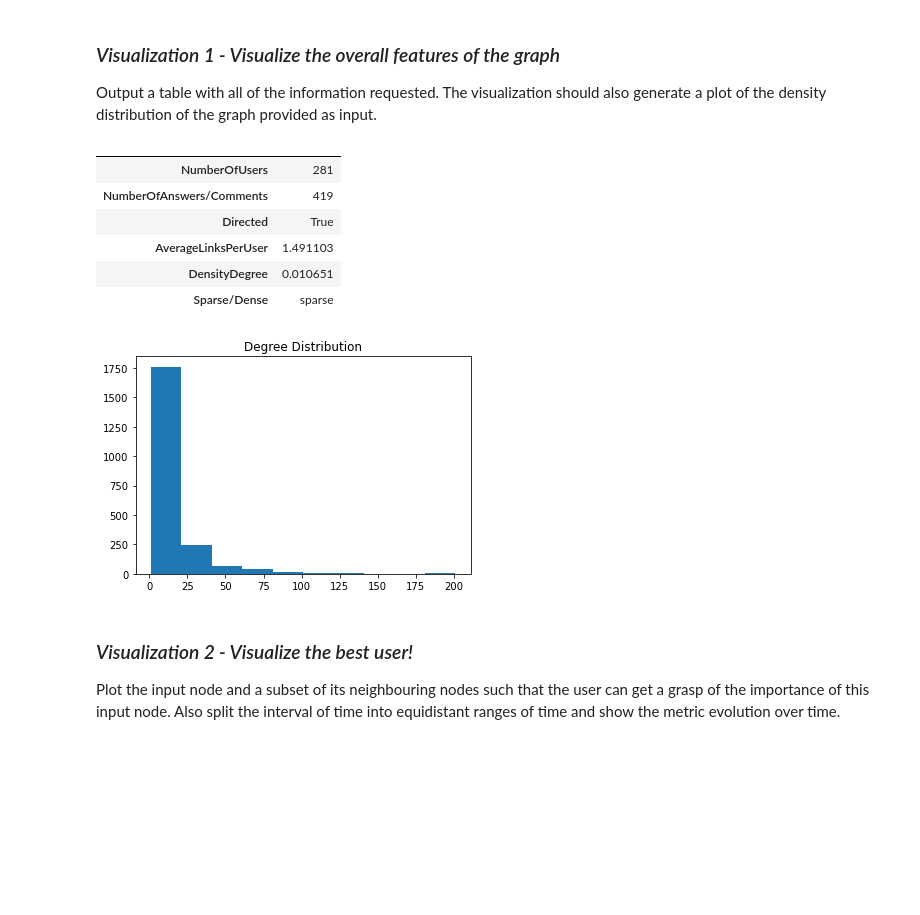
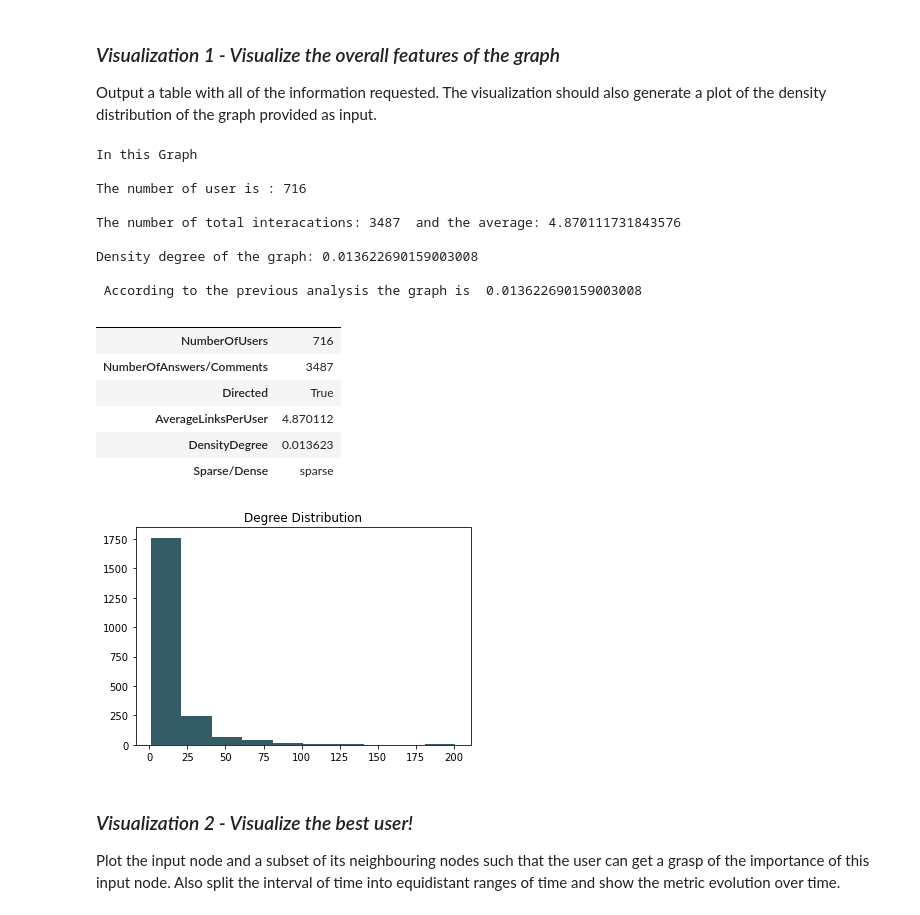
Before and after one commit to cosmin-z/ADM-HW5, a Jupyter notebook: main.ipynb, the cells around one changed output. Cells and saved outputs as stored; diff of their text form; code cells hidden in the pictures; blank space fills up the shorter version.

```diff
--- a/main.ipynb
+++ b/main.ipynb
@@ -112,12 +112,13 @@ def F1_OverallFeatures(Graph):
             d_s = 'dense'
         else:
             d_s = 'sparse'
-
     print("In this Graph")
     print("\nThe number of user is :", n_users)
     print("\nThe number of total interacations:", total_interactions, " and the average:", average_interactions)
     print("\nDensity degree of the graph:",graph_density)
     print("\n According to the previous analysis the graph is ",graph_density)
+
+    return n_users, total_interactions, direct, average_interactions, graph_density, d_s
 # %%
 F1_OverallFeatures(G)
 # %% [output]
@@ -286,10 +293,3 @@ def choseDistance(G, u, metric, alpha=0.35):
 
     else:
         raise('Metric not allowed')
-# %%
-u = 13
-start_time = defineTime(datetime.datetime(2008, 8, 1, 0, 0))
-end_time = defineTime(datetime.datetime(2008, 8, 10, 0, 0))
-delete_edges(G, start_time, end_time)
-metric = "PageRank"
-choseDistance(G, 1, metric)
@@ -424,10 +429,6 @@ In this section, we ask you to build the visualizations for users’ queries res
 # %% [markdown]
  ### <i> Visualization 1 - Visualize the overall features of the graph </i>
   Output a table with all of the information requested. The visualization should also generate a plot of the density distribution of the graph provided as input.
-# %%
-def timestamp_conversion(date):
-    date = int(time.mktime(datetime.datetime.strptime(date, "%Y/%m/%d").timetuple()))
-    return date
 # %%
 def visualize1(Graph, start_date, end_date):
 
@@ -449,19 +450,28 @@ def visualize1(Graph, start_date, end_date):
 
     degrees = [degree_fun(Graph, n) for n in Graph.nodes()]
     plt.title('Degree Distribution')
-    plt.hist(degrees)
+    plt.hist(degrees, color = '#335c67')
     plt.show()
 # %%
-visualize1(G, '2008/08/15', '2008/08/16')
+visualize1(G, '2008/08/01', '2008/08/15')
 # %% [output]
+In this Graph
+
+The number of user is : 716
+
+The number of total interacations: 3487  and the average: 4.870111731843576
+
+Density degree of the graph: 0.013622690159003008
+
+ According to the previous analysis the graph is  0.013622690159003008
 |  |  |
-| NumberOfUsers | 281 |
-| NumberOfAnswers/Comments | 419 |
+| NumberOfUsers | 716 |
+| NumberOfAnswers/Comments | 3487 |
 | Directed | True |
-| AverageLinksPerUser | 1.491103 |
-| DensityDegree | 0.010651 |
+| AverageLinksPerUser | 4.870112 |
+| DensityDegree | 0.013623 |
 | Sparse/Dense | sparse |
-[figure, old version]
+[figure, new version]
 # %% [markdown]
 
  ### <i> Visualization 2  - Visualize the best user! </i>
```
Also changed, not shown: parts of 29 cells of this notebook, 1 other file.
